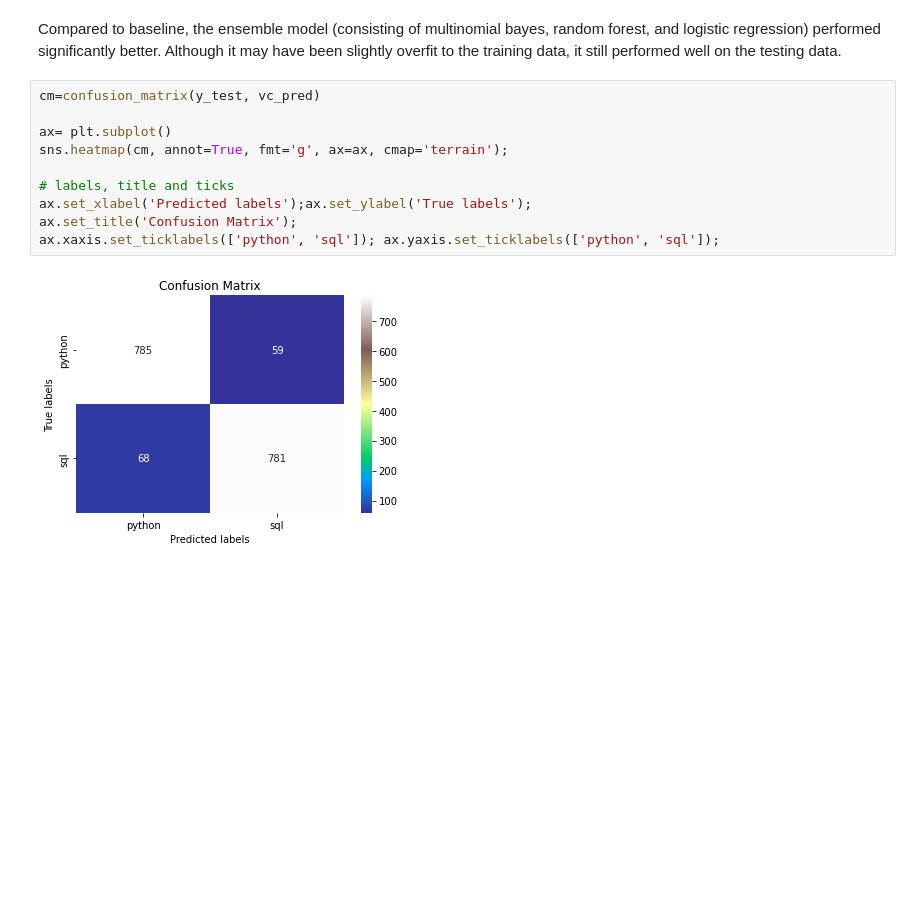
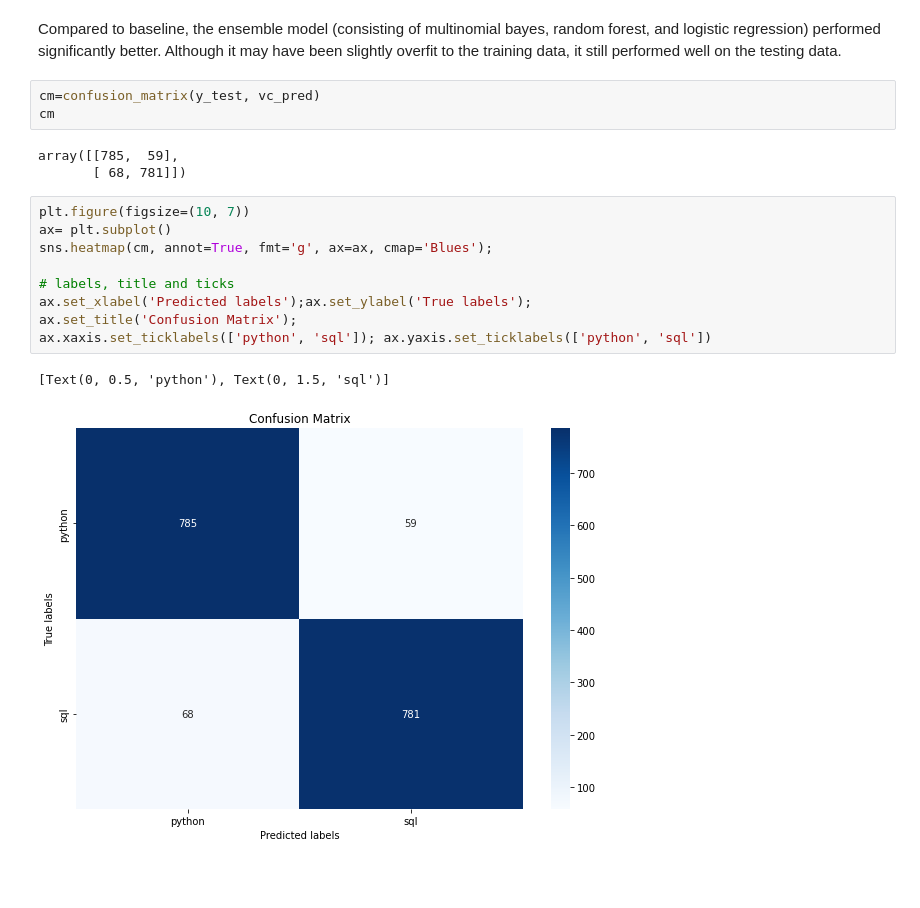
Before and after one commit to rowangayleschaefer/project_NLP_classification_model, a Jupyter notebook: Rowan_Proj3_Part3.ipynb, the cells around one changed output. Saved outputs shown, nothing was run; the diff lists cells and outputs as text; blank space fills up the shorter version.

```diff
--- a/Rowan_Proj3_Part3.ipynb
+++ b/Rowan_Proj3_Part3.ipynb
@@ -599,18 +599,24 @@ accuracy_score(y_test, y_pred)
 #### Accuracy and precision
 # %% [markdown]
 Compared to baseline, the ensemble model (consisting of multinomial bayes, random forest, and logistic regression) performed significantly better. Although it may have been slightly overfit to the training data, it still performed well on the testing data.
-# %%
-cm=confusion_matrix(y_test, vc_pred)
-
-ax= plt.subplot()
-sns.heatmap(cm, annot=True, fmt='g', ax=ax, cmap='terrain');
-
-# labels, title and ticks
-ax.set_xlabel('Predicted labels');ax.set_ylabel('True labels');
-ax.set_title('Confusion Matrix');
-ax.xaxis.set_ticklabels(['python', 'sql']); ax.yaxis.set_ticklabels(['python', 'sql']);
-# %% [output]
-[figure, removed]
+# %%
+cm=confusion_matrix(y_test, vc_pred)
+cm
+# %% [output]
+array([[785,  59],
+       [ 68, 781]])
+# %%
+plt.figure(figsize=(10, 7))
+ax= plt.subplot()
+sns.heatmap(cm, annot=True, fmt='g', ax=ax, cmap='Blues');
+
+# labels, title and ticks
+ax.set_xlabel('Predicted labels');ax.set_ylabel('True labels');
+ax.set_title('Confusion Matrix');
+ax.xaxis.set_ticklabels(['python', 'sql']); ax.yaxis.set_ticklabels(['python', 'sql'])
+# %% [output]
+[Text(0, 0.5, 'python'), Text(0, 1.5, 'sql')]
+[figure, added]
 # %% [markdown]
 <font color=white>.</font>
 # %% [markdown]
```
Also changed, not shown: parts of 2 cells of this notebook, 10 other files.
